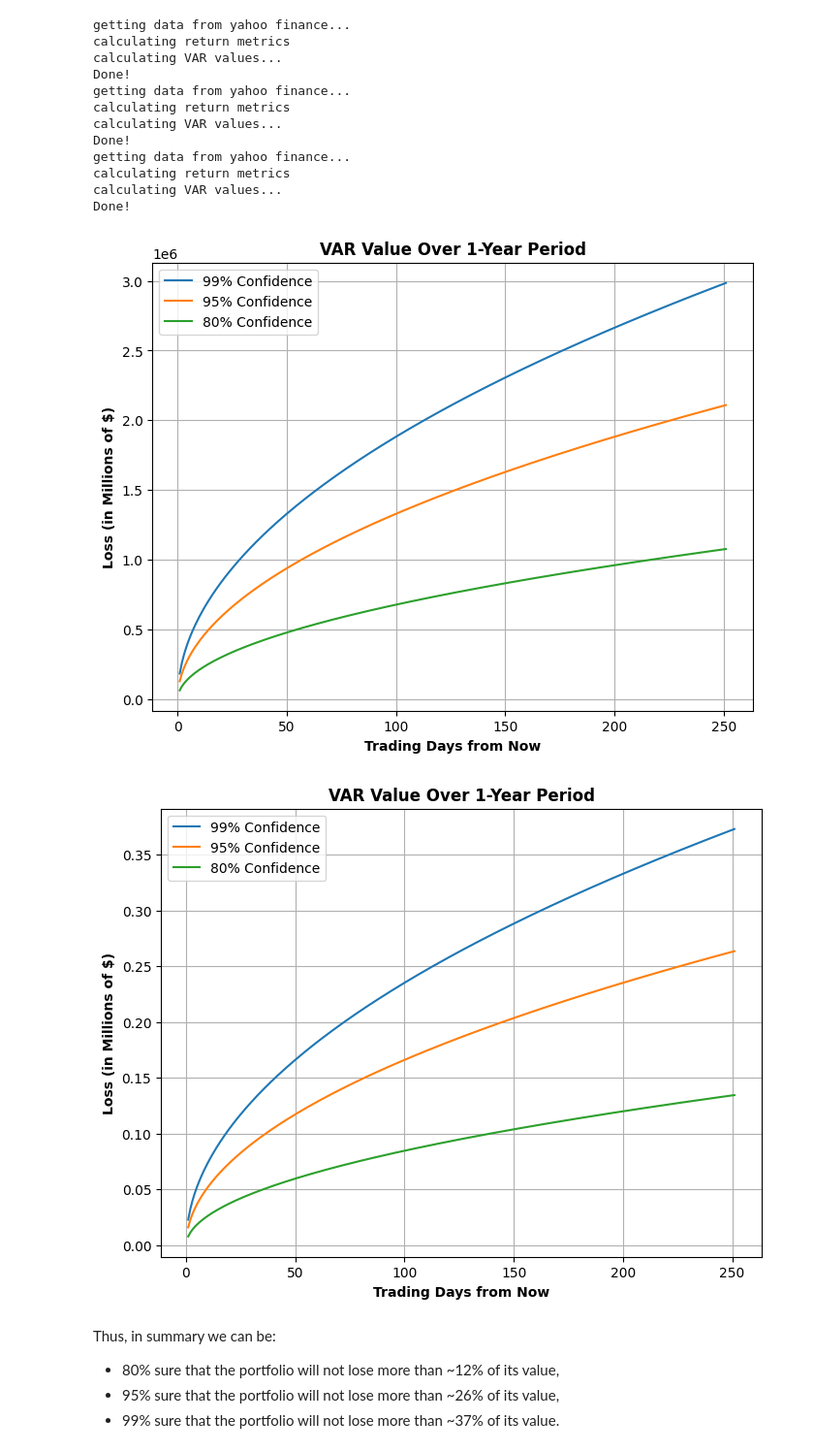
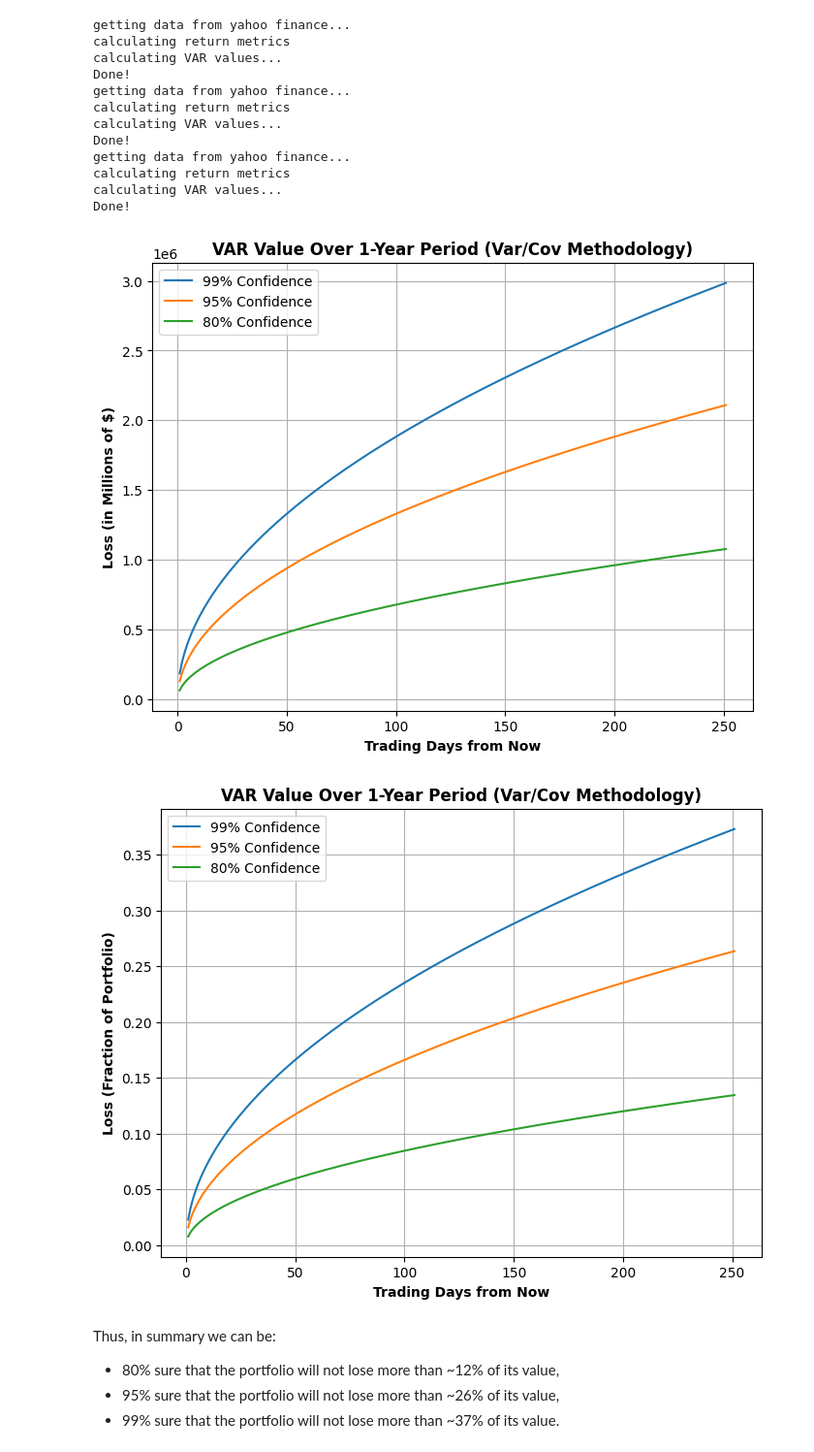
Before and after one commit to williamzjasmine/CUNY_SPS_DS, a Jupyter notebook: DATA_618/Major_Assignments/VAR/Investment_Portfolio_VAR_Assessment.ipynb, the cells around one changed output. Shown: that part at 97% size. Drawn from its saved outputs; the diff is of its cells as text; code cells hidden in the pictures.

```diff
--- a/DATA_618/Major_Assignments/VAR/Investment_Portfolio_VAR_Assessment.ipynb
+++ b/DATA_618/Major_Assignments/VAR/Investment_Portfolio_VAR_Assessment.ipynb
@@ -264,14 +264,15 @@ def calc_VAR(mu_R, sigma_R, investment, conf, n):
 def var_cov_VAR(tickers, types, weights, investment, lookback_months, conf, start=1, stop=1):
     '''
     tickers: A list of ticker symbols, as they appear in yahoo finance (yfinance library).
+    types: A list of the investment types (should be one of 'crypto', 'stocks', or 'bonds')
     weights: Relative weights of each investment.
     lookback_months: How many months of historical data used in VAR calculation
     conf: The confidence level used in the VAR calculation.
     start: The start of the range (in trading days) over which to perform the VAR calculation.
     stop: The end of the range (in trading days) over which to perform the VAR calculation.
 
-    Returns a two column dataframe that of VAR values for all trading days within the
-    provided start and stop range.
+    Returns a two column dataframe that of VAR values calculated via a variance/covariance
+    methodology for all trading days within the provided start and stop range.
     '''
 
     print('getting data from yahoo finance...')
@@ -316,27 +317,27 @@ plt.plot(var99_df.trading_days, var99_df.var_estimate, label='99% Confidence')
 plt.plot(var95_df.trading_days, var95_df.var_estimate, label='95% Confidence')
 plt.plot(var80_df.trading_days, var80_df.var_estimate, label='80% Confidence')
 plt.grid()
-plt.title('VAR Value Over 1-Year Period', fontweight='bold')
+plt.title('VAR Value Over 1-Year Period (Var/Cov Methodology)', fontweight='bold')
 plt.xlabel('Trading Days from Now', fontweight='bold')
 plt.ylabel('Loss (in Millions of $)', fontweight='bold')
 plt.legend()
 plt.show()
 # %% [output]
-[figure, old version]
+[figure, new version]
 # %%
 plt.figure(figsize=(8,6))
 
 plt.plot(var99_df.trading_days, var99_df.var_estimate / investments.initial_investment.sum(), label='99% Confidence')
 plt.plot(var95_df.trading_days, var95_df.var_estimate / investments.initial_investment.sum(), label='95% Confidence')
 plt.plot(var80_df.trading_days, var80_df.var_estimate / investments.initial_investment.sum(), label='80% Confidence')
 plt.grid()
-plt.title('VAR Value Over 1-Year Period', fontweight='bold')
+plt.title('VAR Value Over 1-Year Period (Var/Cov Methodology)', fontweight='bold')
 plt.xlabel('Trading Days from Now', fontweight='bold')
-plt.ylabel('Loss (in Millions of $)', fontweight='bold')
+plt.ylabel('Loss (Fraction of Portfolio)', fontweight='bold')
 plt.legend()
 plt.show()
 # %% [output]
-[figure, old version]
+[figure, new version]
 # %% [markdown]
 Thus, in summary we can be:
 
```
Also changed, not shown: parts of 24 cells of this notebook.
